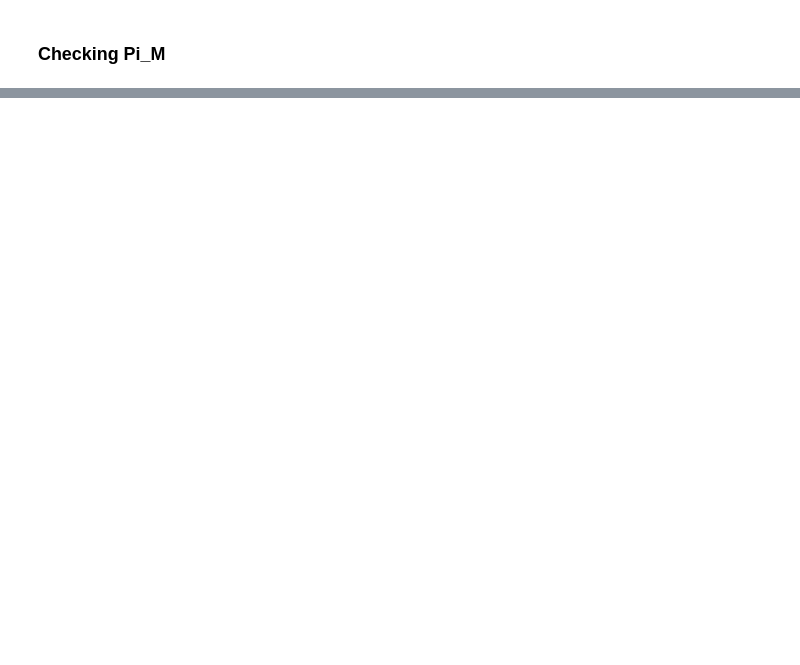
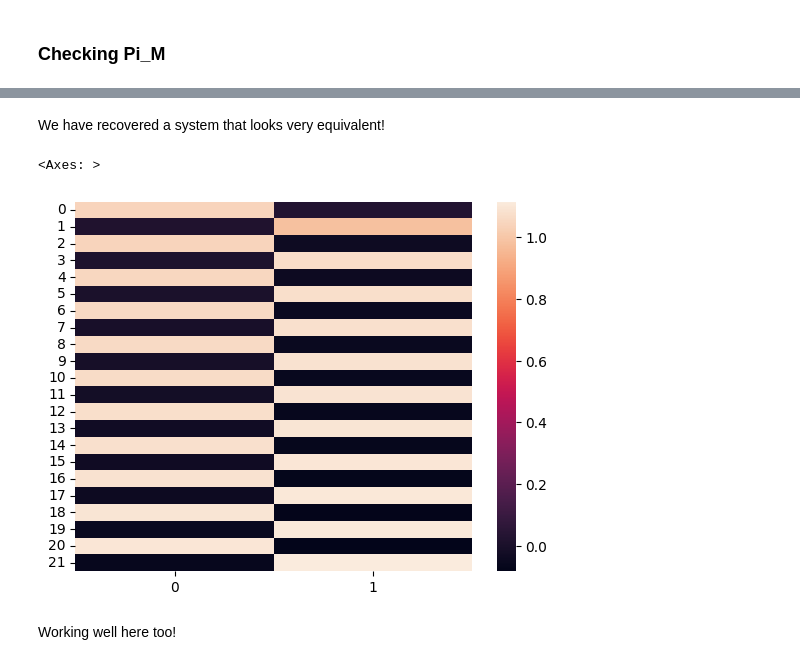
Before and after one commit to nitinjan06/learning_lds_mixtures, a Jupyter notebook: exploration.ipynb, the cells around one changed output, grey strips where cells are left out. Drawn from its saved outputs; the diff is of its cells as text; code cells hidden in the pictures; blank space fills up the shorter version.

```diff
--- a/exploration.ipynb
+++ b/exploration.ipynb
@@ -317,0 +114,3 @@ array([[+0.9, -0.2],
+# %%
+R = get_R(samples_1, s)
+R
@@ -317,0 +128,2 @@ array([[+0.9, -0.2],
+# %%
+weights, components = get_weights_and_components(components, R)
@@ -317,0 +159,13 @@ array([[+0.9, -0.2],
+# %% [markdown]
+We have recovered a system that looks very equivalent!
+# %%
+A, B, C, D = get_lds_parameters(components[1], m, n, p)
+# %%
+markov_param_estimates = [D] + [C @ mpow(A, i) @ B for i in range(10)]
+# %%
+sns.heatmap(np.concatenate(markov_param_estimates))
+# %% [output]
+<Axes: >
+[figure, added]
+# %% [markdown]
+Working well here too!
```
Also changed, not shown: parts of 57 cells of this notebook, 6 other files.
